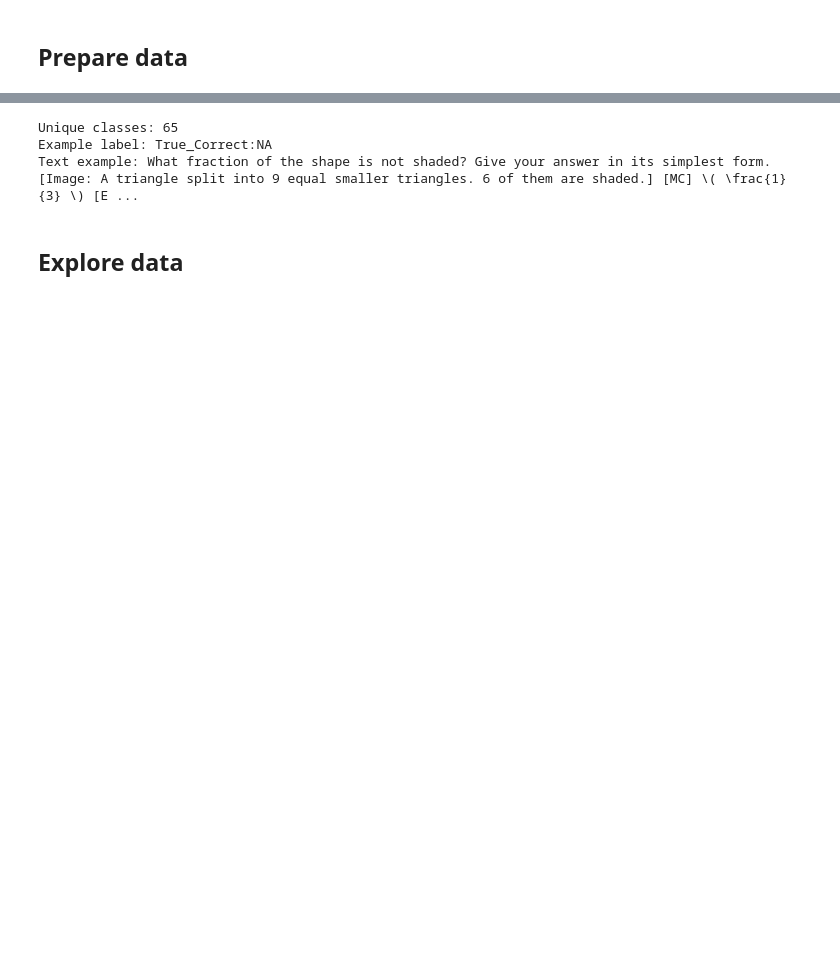
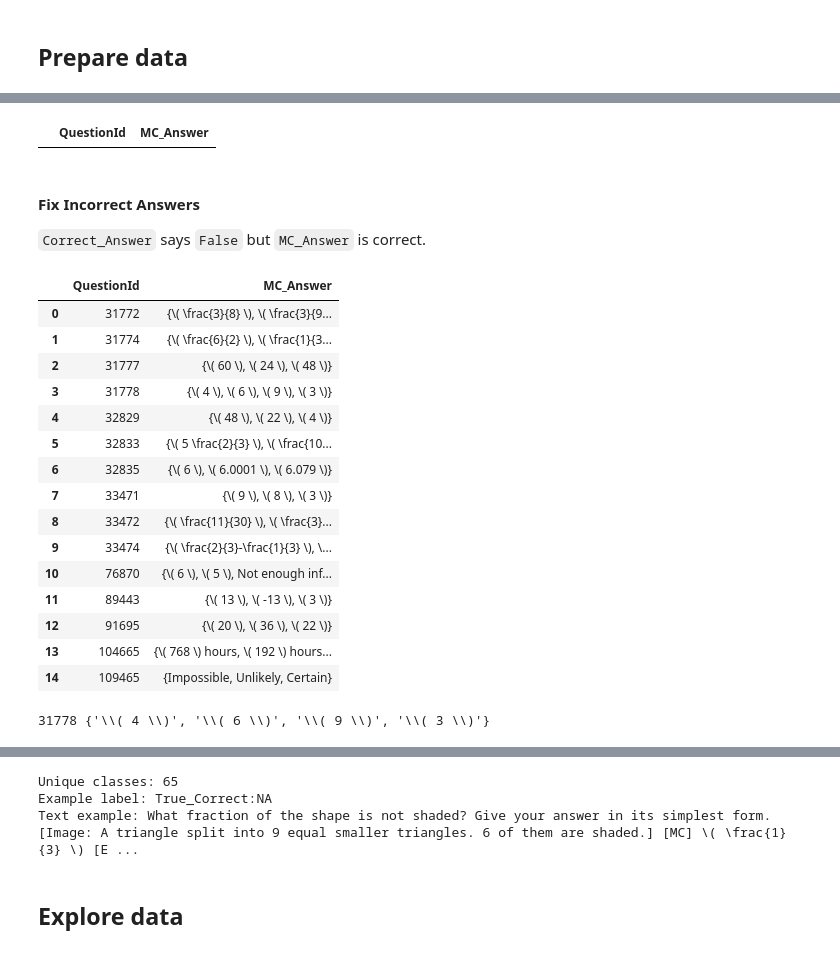
Before and after one commit to MartinRajniak/map-charting-student-math-misunderstandings, a Jupyter notebook: map-charting-student-math-misunderstandings.ipynb, the cells around one changed output, grey strips where cells are left out. Drawn from its saved outputs; the diff is of its cells as text; code cells hidden in the pictures; blank space fills up the shorter version.

```diff
--- a/map-charting-student-math-misunderstandings.ipynb
+++ b/map-charting-student-math-misunderstandings.ipynb
@@ -82,0 +259,46 @@ DATA_DIR = data
+# %%
+# Verify that problem is fixed
+# Refresh dataframe
+question_correct_answer = group_questions_with_correct_answers()
+question_correct_answer[question_correct_answer["MC_Answer"].apply(len) != 1]
+# %% [output]
+|  | QuestionId | MC_Answer |
+# %% [markdown]
+#### Fix Incorrect Answers
+
+`Correct_Answer` says `False` but `MC_Answer` is correct.
+# %%
+# Group questions with wrong answers
+def group_questions_with_incorrect_answers():
+    return train_df[train_df["Correct_Answer"] == "False"][["QuestionId", "MC_Answer"]].groupby("QuestionId").agg(set).reset_index()
+
+question_wrong_answer = group_questions_with_incorrect_answers()
+question_wrong_answer
+# %% [output]
+|  | QuestionId | MC_Answer |
+| 0 | 31772 | {\( \frac{3}{8} \), \( \frac{3}{9... |
+| 1 | 31774 | {\( \frac{6}{2} \), \( \frac{1}{3... |
+| 2 | 31777 | {\( 60 \), \( 24 \), \( 48 \)} |
+| 3 | 31778 | {\( 4 \), \( 6 \), \( 9 \), \( 3 \)} |
+| 4 | 32829 | {\( 48 \), \( 22 \), \( 4 \)} |
+| 5 | 32833 | {\( 5 \frac{2}{3} \), \( \frac{10... |
+| 6 | 32835 | {\( 6 \), \( 6.0001 \), \( 6.079 \)} |
+| 7 | 33471 | {\( 9 \), \( 8 \), \( 3 \)} |
+| 8 | 33472 | {\( \frac{11}{30} \), \( \frac{3}... |
+| 9 | 33474 | {\( \frac{2}{3}-\frac{1}{3} \), \... |
+| 10 | 76870 | {\( 6 \), \( 5 \), Not enough inf... |
+| 11 | 89443 | {\( 13 \), \( -13 \), \( 3 \)} |
+| 12 | 91695 | {\( 20 \), \( 36 \), \( 22 \)} |
+| 13 | 104665 | {\( 768 \) hours, \( 192 \) hours... |
+| 14 | 109465 | {Impossible, Unlikely, Certain} |
+# %%
+# Check if correct answer is not among the wrong answers
+# That would mean that MC_Answer is correct for QuestionId, but Category says otherwise
+for questionId in question_wrong_answer.QuestionId:
+    correct_answers = question_correct_answer[question_correct_answer.QuestionId == questionId].MC_Answer.iloc[0]
+    wrong_answers = question_wrong_answer[question_wrong_answer.QuestionId == questionId].MC_Answer.iloc[0]
+
+    if list(correct_answers)[0] in wrong_answers:
+        print(questionId, wrong_answers)
+# %% [output]
+31778 {'\\( 4 \\)', '\\( 6 \\)', '\\( 9 \\)', '\\( 3 \\)'}
```
Also changed, not shown: parts of 34 cells of this notebook, 1 other file.
